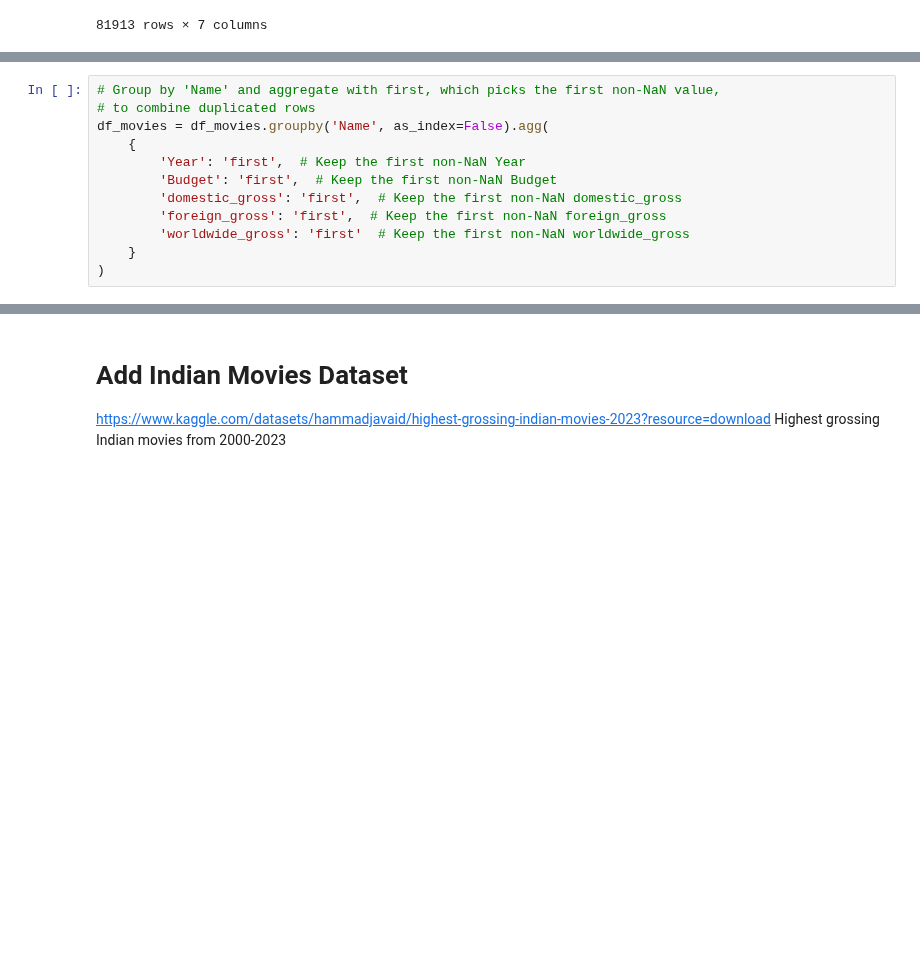
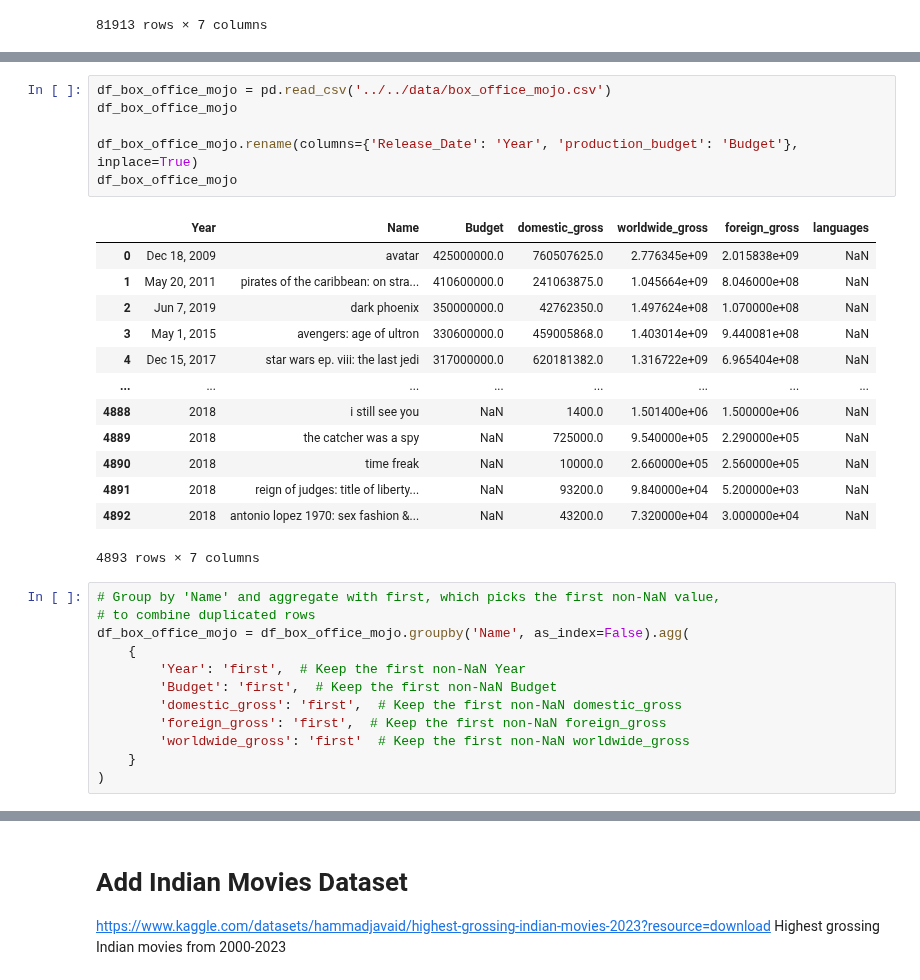
Before and after one commit to epfl-ada/ada-2024-project-thelordsofdata, a Jupyter notebook: src/data/preprocessing.ipynb, the cells around one changed output, grey strips where cells are left out. Saved outputs shown, nothing was run; the diff lists cells and outputs as text; blank space fills up the shorter version.

```diff
--- a/src/data/preprocessing.ipynb
+++ b/src/data/preprocessing.ipynb
@@ -433,7 +309,27 @@ df_movies
+# %%
+df_box_office_mojo = pd.read_csv('../../data/box_office_mojo.csv')
+df_box_office_mojo
+
+df_box_office_mojo.rename(columns={'Release_Date': 'Year', 'production_budget': 'Budget'}, inplace=True)
+df_box_office_mojo
+# %% [output]
+|  | Year | Name | Budget | domestic_gross | worldwide_gross | foreign_gross | languages |
+| 0 | Dec 18, 2009 | avatar | 425000000.0 | 760507625.0 | 2.776345e+09 | 2.015838e+09 | NaN |
+| 1 | May 20, 2011 | pirates of the caribbean: on stra... | 410600000.0 | 241063875.0 | 1.045664e+09 | 8.046000e+08 | NaN |
+| 2 | Jun 7, 2019 | dark phoenix | 350000000.0 | 42762350.0 | 1.497624e+08 | 1.070000e+08 | NaN |
+| 3 | May 1, 2015 | avengers: age of ultron | 330600000.0 | 459005868.0 | 1.403014e+09 | 9.440081e+08 | NaN |
+| 4 | Dec 15, 2017 | star wars ep. viii: the last jedi | 317000000.0 | 620181382.0 | 1.316722e+09 | 6.965404e+08 | NaN |
+| ... | ... | ... | ... | ... | ... | ... | ... |
+| 4888 | 2018 | i still see you | NaN | 1400.0 | 1.501400e+06 | 1.500000e+06 | NaN |
+| 4889 | 2018 | the catcher was a spy | NaN | 725000.0 | 9.540000e+05 | 2.290000e+05 | NaN |
+| 4890 | 2018 | time freak | NaN | 10000.0 | 2.660000e+05 | 2.560000e+05 | NaN |
+| 4891 | 2018 | reign of judges: title of liberty... | NaN | 93200.0 | 9.840000e+04 | 5.200000e+03 | NaN |
+| 4892 | 2018 | antonio lopez 1970: sex fashion &... | NaN | 43200.0 | 7.320000e+04 | 3.000000e+04 | NaN |
+4893 rows × 7 columns
 # %%
 # Group by 'Name' and aggregate with first, which picks the first non-NaN value,
 # to combine duplicated rows
-df_movies = df_movies.groupby('Name', as_index=False).agg(
+df_box_office_mojo = df_box_office_mojo.groupby('Name', as_index=False).agg(
     {
         'Year': 'first',  # Keep the first non-NaN Year
         'Budget': 'first',  # Keep the first non-NaN Budget
```
Also changed, not shown: parts of 15 cells of this notebook, 2 other files.
